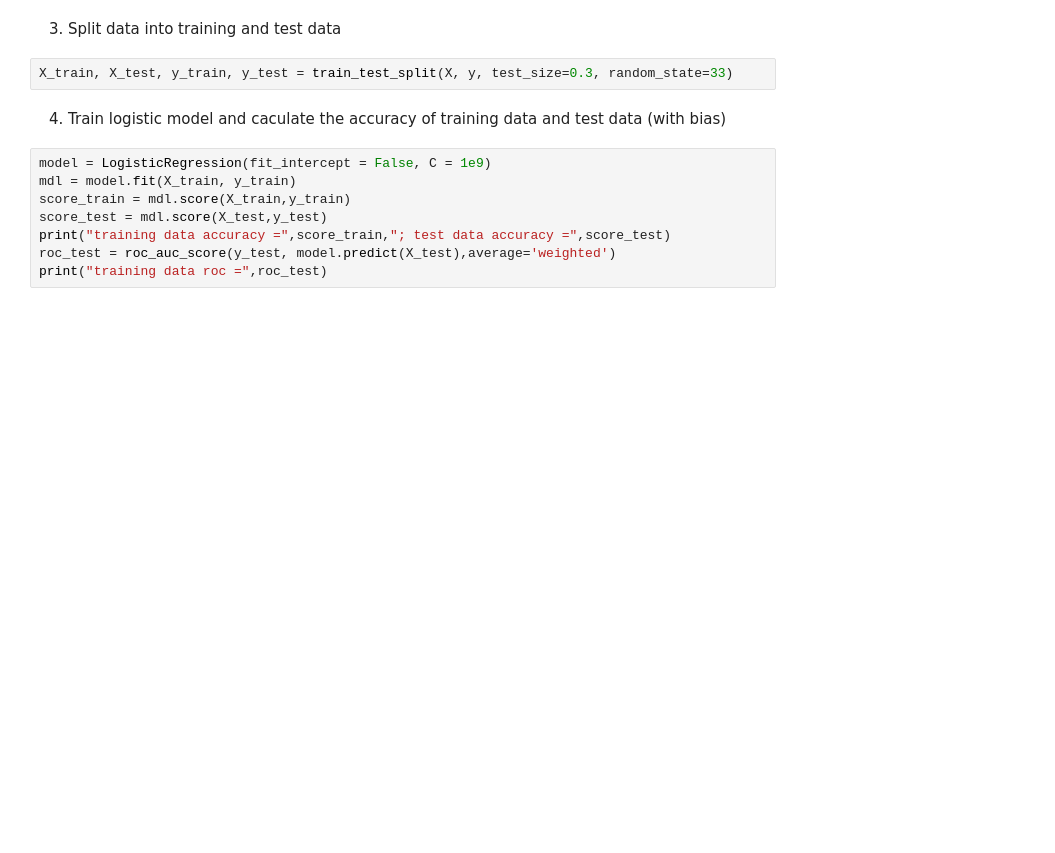
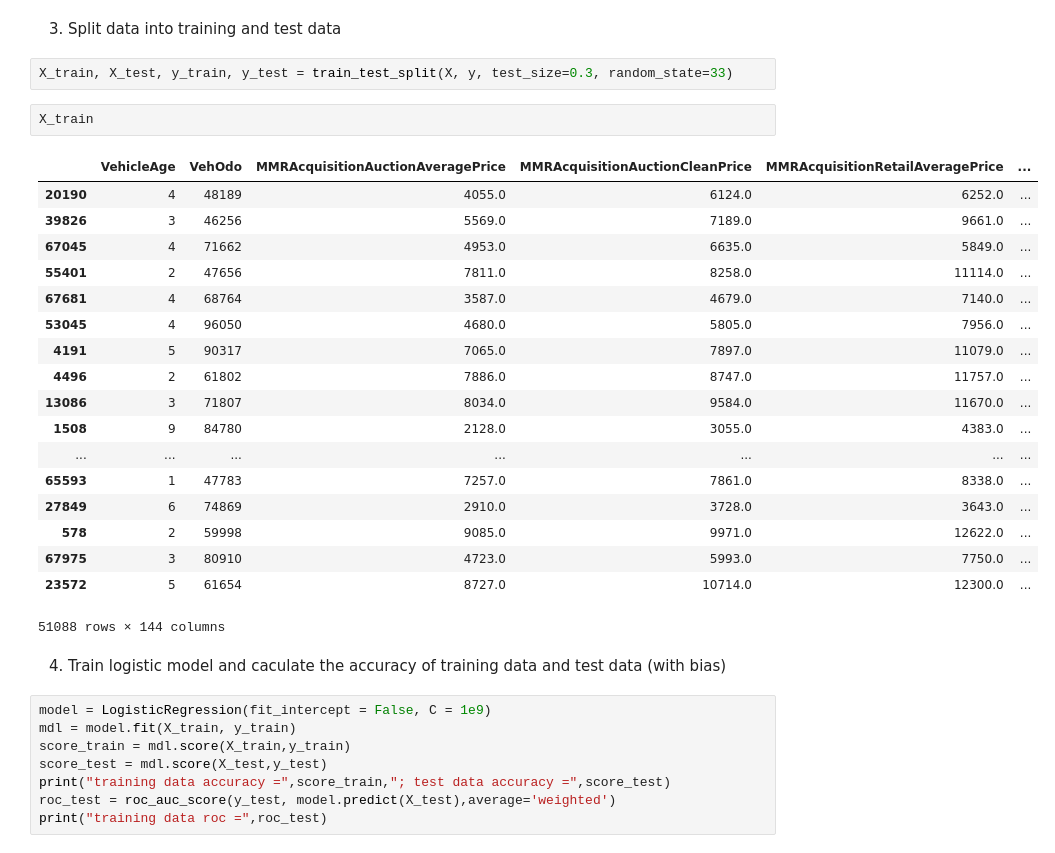
Before and after one commit to tolarteh/cardashians, a Jupyter notebook: model/Logistic.ipynb, the cells around one changed output. Drawn from its saved outputs; the diff is of its cells as text; blank space fills up the shorter version.

```diff
--- a/model/Logistic.ipynb
+++ b/model/Logistic.ipynb
@@ -24,6 +24,27 @@ y=pd.read_csv('../data_preprocessing/training.csv')['IsBadBuy']
 3) Split data into training and test data
 # %%
 X_train, X_test, y_train, y_test = train_test_split(X, y, test_size=0.3, random_state=33)
+# %%
+X_train
+# %% [output]
+|  | VehicleAge | VehOdo | MMRAcquisitionAuctionAveragePrice | MMRAcquisitionAuctionCleanPrice | MMRAcquisitionRetailAveragePrice | ... |
+| 20190 | 4 | 48189 | 4055.0 | 6124.0 | 6252.0 | ... |
+| 39826 | 3 | 46256 | 5569.0 | 7189.0 | 9661.0 | ... |
+| 67045 | 4 | 71662 | 4953.0 | 6635.0 | 5849.0 | ... |
+| 55401 | 2 | 47656 | 7811.0 | 8258.0 | 11114.0 | ... |
+| 67681 | 4 | 68764 | 3587.0 | 4679.0 | 7140.0 | ... |
+| 53045 | 4 | 96050 | 4680.0 | 5805.0 | 7956.0 | ... |
+| 4191 | 5 | 90317 | 7065.0 | 7897.0 | 11079.0 | ... |
+| 4496 | 2 | 61802 | 7886.0 | 8747.0 | 11757.0 | ... |
+| 13086 | 3 | 71807 | 8034.0 | 9584.0 | 11670.0 | ... |
+| 1508 | 9 | 84780 | 2128.0 | 3055.0 | 4383.0 | ... |
+| ... | ... | ... | ... | ... | ... | ... |
+| 65593 | 1 | 47783 | 7257.0 | 7861.0 | 8338.0 | ... |
+| 27849 | 6 | 74869 | 2910.0 | 3728.0 | 3643.0 | ... |
+| 578 | 2 | 59998 | 9085.0 | 9971.0 | 12622.0 | ... |
+| 67975 | 3 | 80910 | 4723.0 | 5993.0 | 7750.0 | ... |
+| 23572 | 5 | 61654 | 8727.0 | 10714.0 | 12300.0 | ... |
+51088 rows × 144 columns
 # %% [markdown]
 4) Train logistic model and caculate the accuracy of training data and test data (with bias)
 # %%
```
Also changed, not shown: parts of 19 cells of this notebook.
